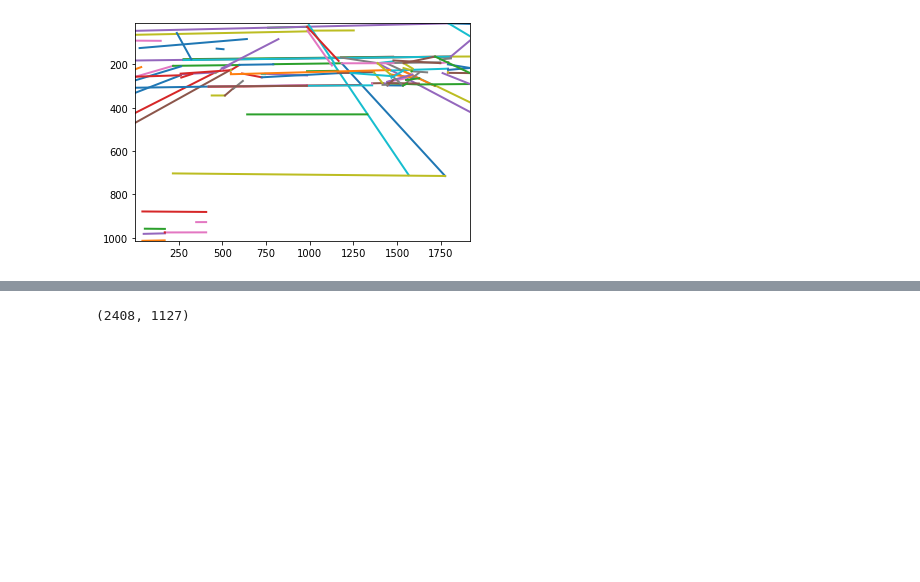
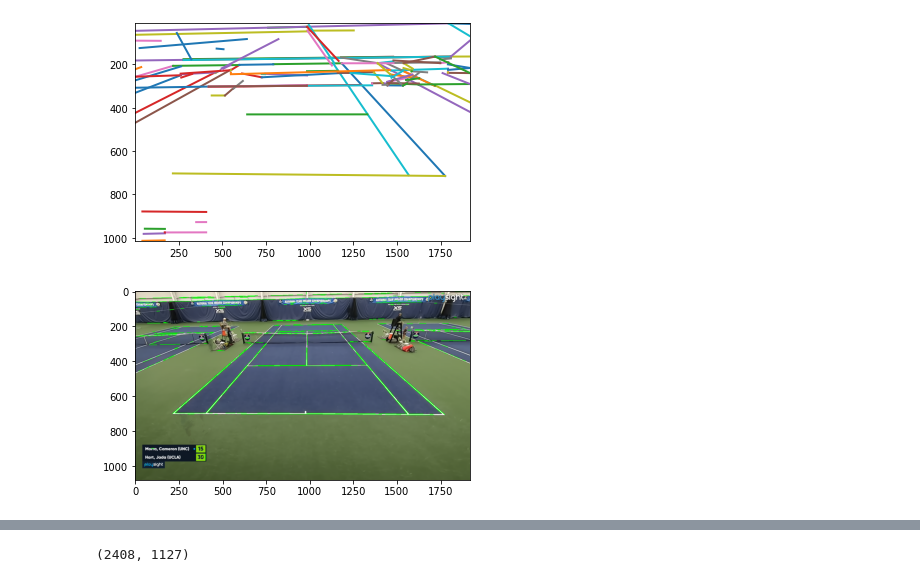
Before and after one commit to basemprince/court_detection, a Jupyter notebook: demo.ipynb, the cells around one changed output, grey strips where cells are left out. Saved outputs shown, nothing was run; the diff lists cells and outputs as text; code cells hidden in the pictures; blank space fills up the shorter version.

```diff
--- a/demo.ipynb
+++ b/demo.ipynb
@@ -492,7 +509,7 @@ im3 = np.copy(im)
 lines32 = np.float32(LineSS)
 print(lines32[0])
 for Line in lines32:
-    cv2.line(im3, (Line[0], Line[1]), (Line[2], Line[3]), (0, 255, 0), 2)
+    cv2.line(im3, (Line[1], Line[0]), (Line[3], Line[2]), (0, 255, 0), 2)
 # cv2.circle(im3, (int(VanishingPoint[0]), int(VanishingPoint[1])), 10, (0, 0, 255), -1)
 
 # Showing the final image
@@ -526,12 +543,17 @@ Lines = cv2.HoughLinesP(EdgeImage, 1, np.pi / 180, 50, 10, 15)
 # %%
 im4 = np.copy(im)
 for Line in Lines:
     Line = Line[0]
     cv2.line(im4,(Line[0], Line[1]), (Line[2], Line[3]), (0, 255, 0), 2)
 # cv2.circle(im, (int(VanishingPoint[0]), int(VanishingPoint[1])), 10, (0, 0, 255), -1)
 cv2.imshow("OutputImage", im4)
 cv2.waitKey(0)
 cv2.destroyAllWindows()
+plt.imshow(im4)
+plt.show()
+plt.close()
+# %% [output]
+[figure, added]
 # %%
 def calculate_metric_angle(current_hypothesis, lines, ignore_pts, ransac_angle_thresh):
     current_hypothesis = current_hypothesis / current_hypothesis[-1]
```
Also changed, not shown: parts of 22 cells of this notebook.
